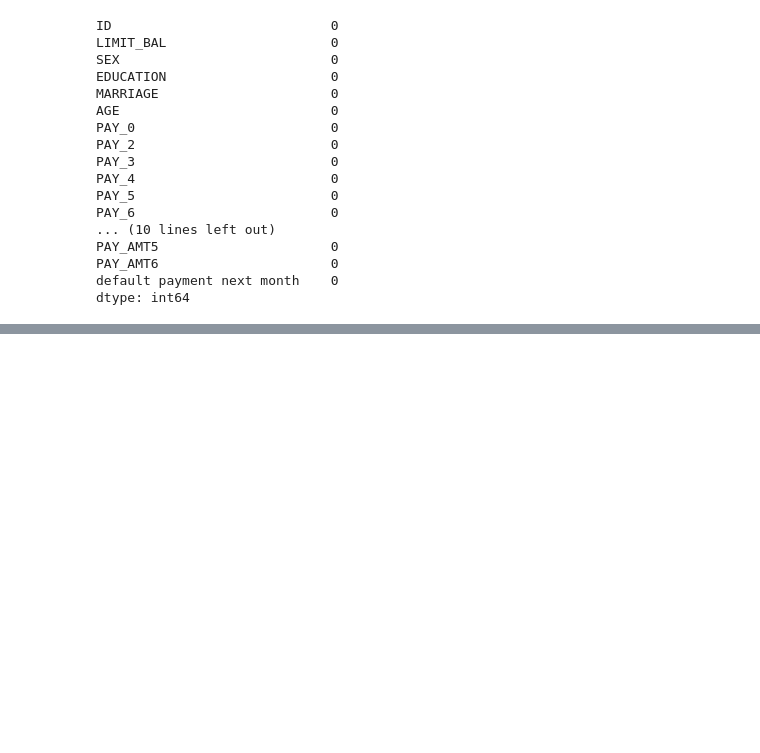
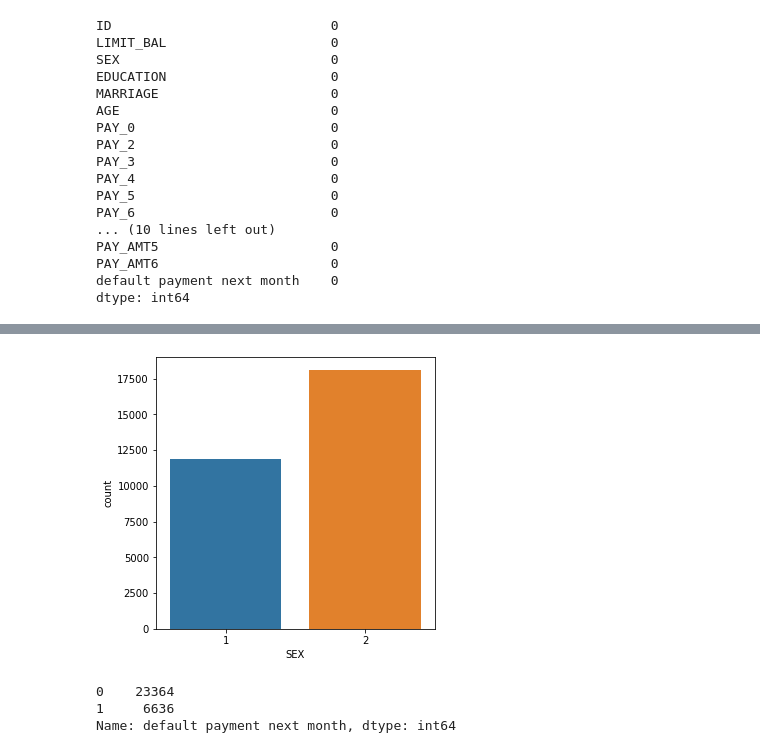
Before and after one commit to bharath967/Credit-Card-Default-Prediction, a Jupyter notebook: Credit_Card_Default_Prediction_Capstone_Project.ipynb, the cells around one changed output, grey strips where cells are left out. Saved outputs shown, nothing was run; the diff lists cells and outputs as text; code cells hidden in the pictures; blank space fills up the shorter version.

```diff
--- a/Credit_Card_Default_Prediction_Capstone_Project.ipynb
+++ b/Credit_Card_Default_Prediction_Capstone_Project.ipynb
@@ -147,0 +201,13 @@ dtype: int64
+# %%
+plt.figure(figsize=(5,5))
+sns.countplot(x = 'SEX', data = data)
+plt.show()
+# %% [output]
+[figure, added]
+# %%
+#Checking value counts of IsDefaulter
+data['default payment next month'].value_counts()
+# %% [output]
+0    23364
+1     6636
+Name: default payment next month, dtype: int64
```
Also changed, not shown: parts of 10 cells of this notebook.
